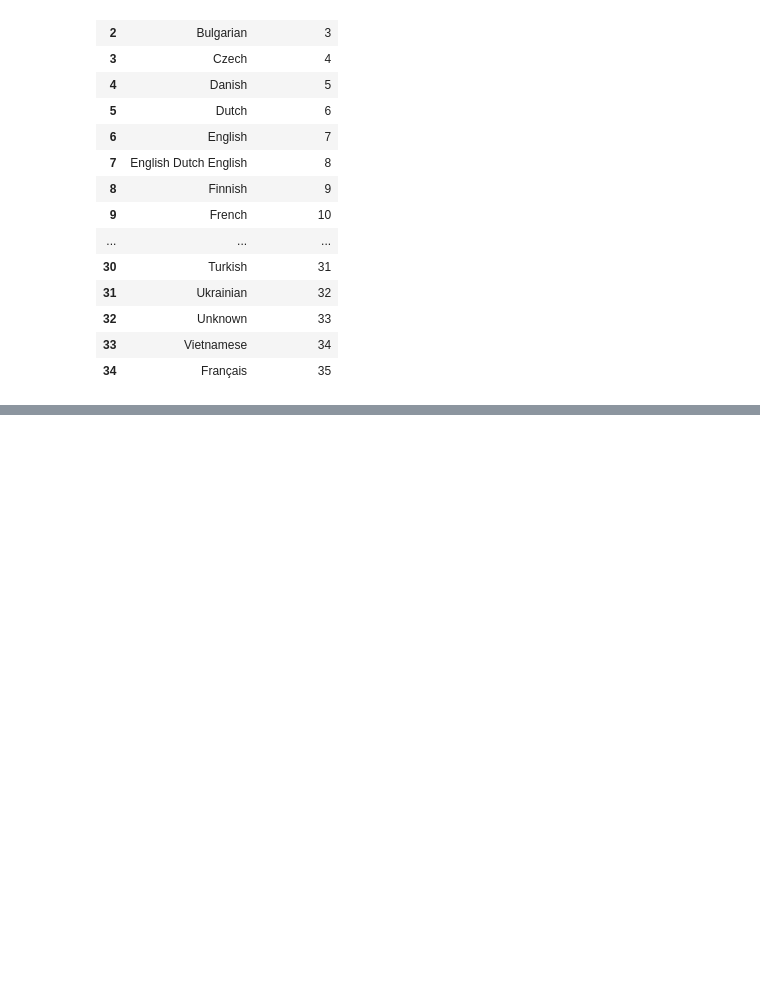
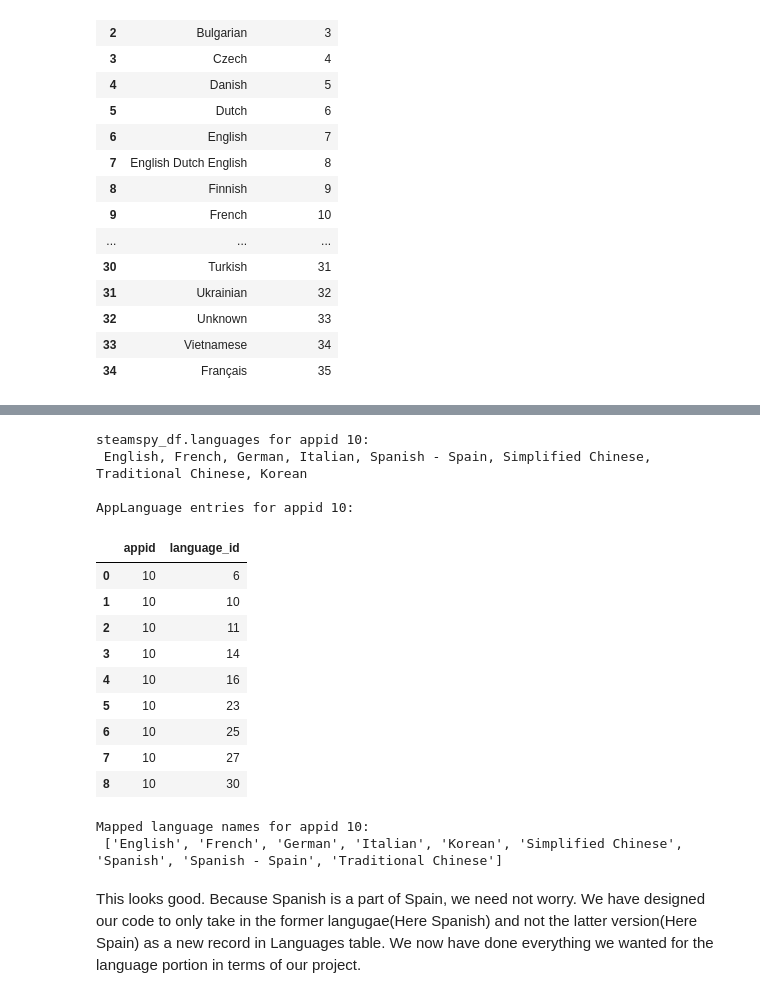
Before and after one commit to DSJaimin/Data_Science, a Jupyter notebook: DA/Streamdata Cleanup/Cleaning_steamspy.ipynb, the cells around one changed output, grey strips where cells are left out. Drawn from its saved outputs; the diff is of its cells as text; code cells hidden in the pictures; blank space fills up the shorter version.

```diff
--- a/DA/Streamdata Cleanup/Cleaning_steamspy.ipynb
+++ b/DA/Streamdata Cleanup/Cleaning_steamspy.ipynb
@@ -394,0 +409,32 @@ DRM Notice field to be removed
+# %%
+# 1) Raw “languages” for appid 10 (using the index)
+raw_lang_10 = steamspy_df.loc[10, 'languages']
+print("steamspy_df.languages for appid 10:\n", raw_lang_10, "\n")
+
+# 2) All rows in AppLanguage for appid 10
+app_lang_10 = AppLanguage[AppLanguage['appid'] == 10]
+print("AppLanguage entries for appid 10:")
+display(app_lang_10)
+
+# 3) (Optional) Look up the human names of those language_ids
+lang_names_10 = Language.loc[app_lang_10['language_id'], 'language_name'].tolist()
+print("Mapped language names for appid 10:\n", lang_names_10)
+# %% [output]
+steamspy_df.languages for appid 10:
+ English, French, German, Italian, Spanish - Spain, Simplified Chinese, Traditional Chinese, Korean
+
+AppLanguage entries for appid 10:
+|  | appid | language_id |
+| 0 | 10 | 6 |
+| 1 | 10 | 10 |
+| 2 | 10 | 11 |
+| 3 | 10 | 14 |
+| 4 | 10 | 16 |
+| 5 | 10 | 23 |
+| 6 | 10 | 25 |
+| 7 | 10 | 27 |
+| 8 | 10 | 30 |
+Mapped language names for appid 10:
+ ['English', 'French', 'German', 'Italian', 'Korean', 'Simplified Chinese', 'Spanish', 'Spanish - Spain', 'Traditional Chinese']
+# %% [markdown]
+This looks good. Because Spanish is a part of Spain, we need not worry. We have designed our code to only take in the former langugae(Here Spanish) and not the latter version(Here Spain) as a new record in Languages table. We now have done everything we wanted for the language portion in terms of our project.
```
Also changed, not shown: parts of 8 cells of this notebook, 2 other files.
